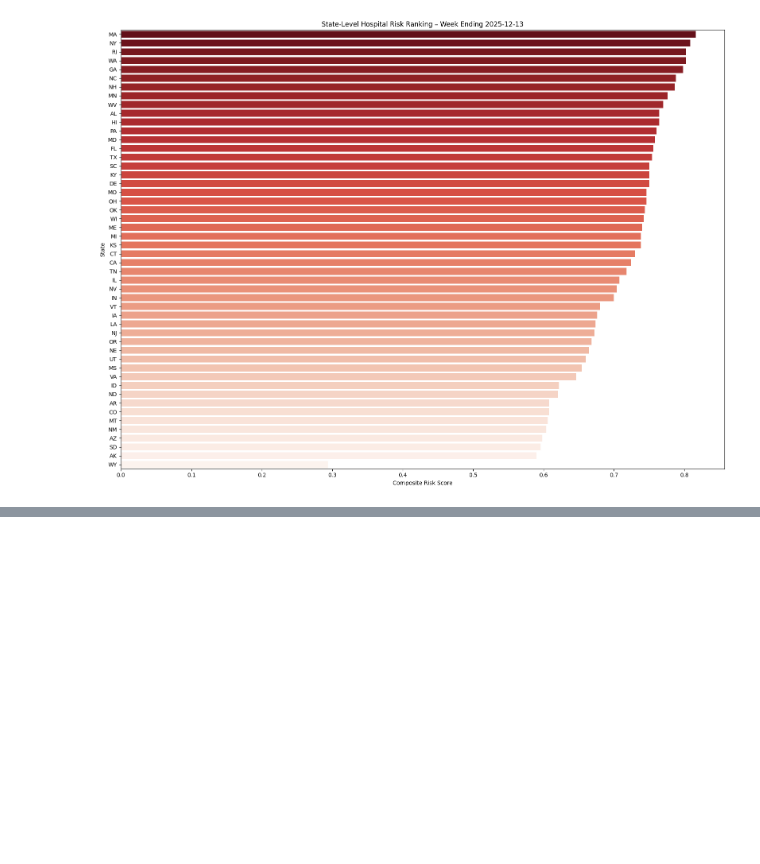
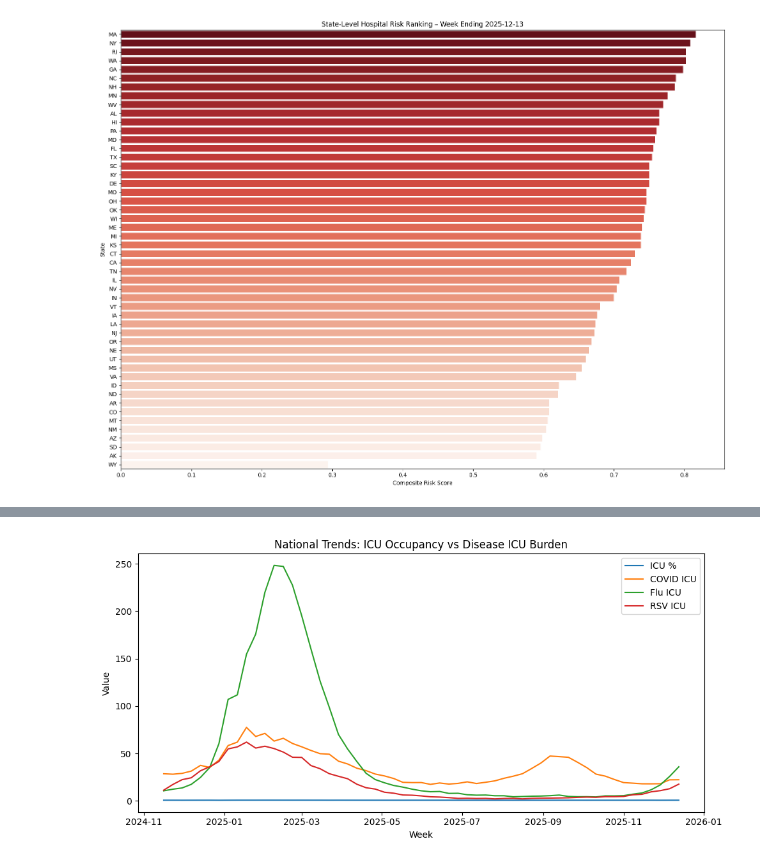
Before and after one commit to ChaimaBSlima/CareForHospitals-FinalProject-, a Jupyter notebook: notebooks/icu_project.ipynb, the cells around one changed output, grey strips where cells are left out. Cells and saved outputs as stored; diff of their text form; code cells hidden in the pictures; blank space fills up the shorter version.

```diff
--- a/notebooks/icu_project.ipynb
+++ b/notebooks/icu_project.ipynb
@@ -543,0 +593,18 @@ Passing `palette` without assigning `hue` is deprecated and will be removed in v
+# %%
+import matplotlib.pyplot as plt
+
+national = df_clean.groupby("Week Ending Date").mean(numeric_only=True)
+
+plt.figure(figsize=(10,5))
+plt.plot(national.index, national["Percent ICU Beds Occupied"], label="ICU %")
+plt.plot(national.index, national["Total ICU Patients Hospitalized with COVID-19"], label="COVID ICU")
+plt.plot(national.index, national["Total ICU Patients Hospitalized with Influenza"], label="Flu ICU")
+plt.plot(national.index, national["Total ICU Patients Hospitalized with RSV"], label="RSV ICU")
+plt.title("National Trends: ICU Occupancy vs Disease ICU Burden")
+plt.xlabel("Week")
+plt.ylabel("Value")
+plt.legend()
+plt.tight_layout()
+plt.show()
+# %% [output]
+[figure, added]
```
Also changed, not shown: parts of 23 cells of this notebook.
